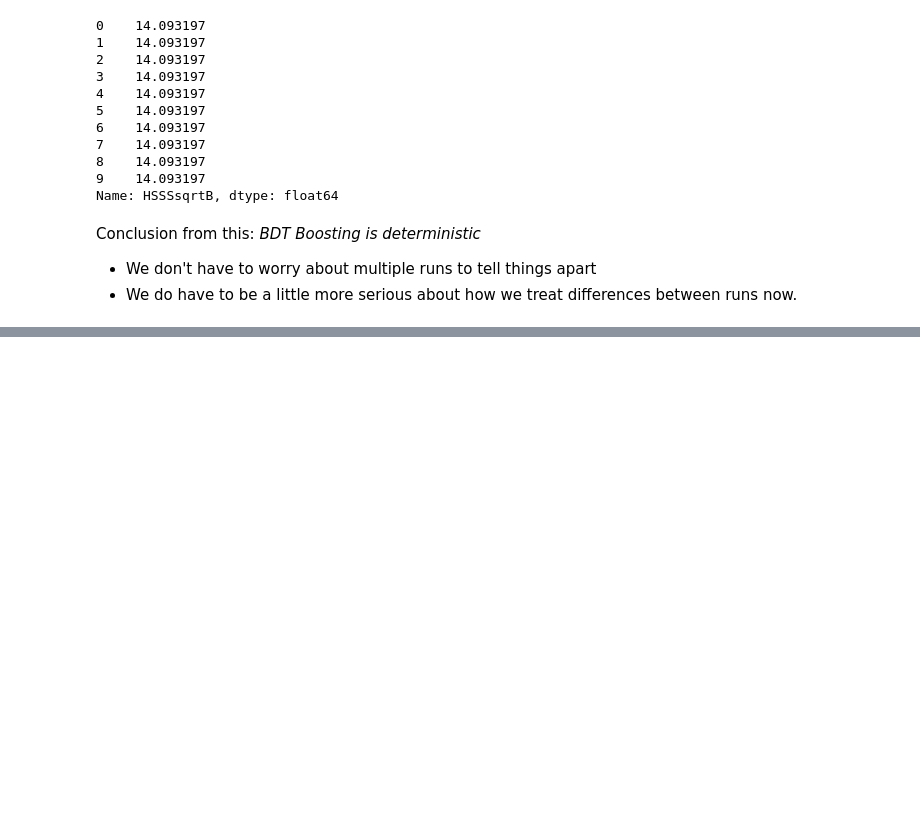
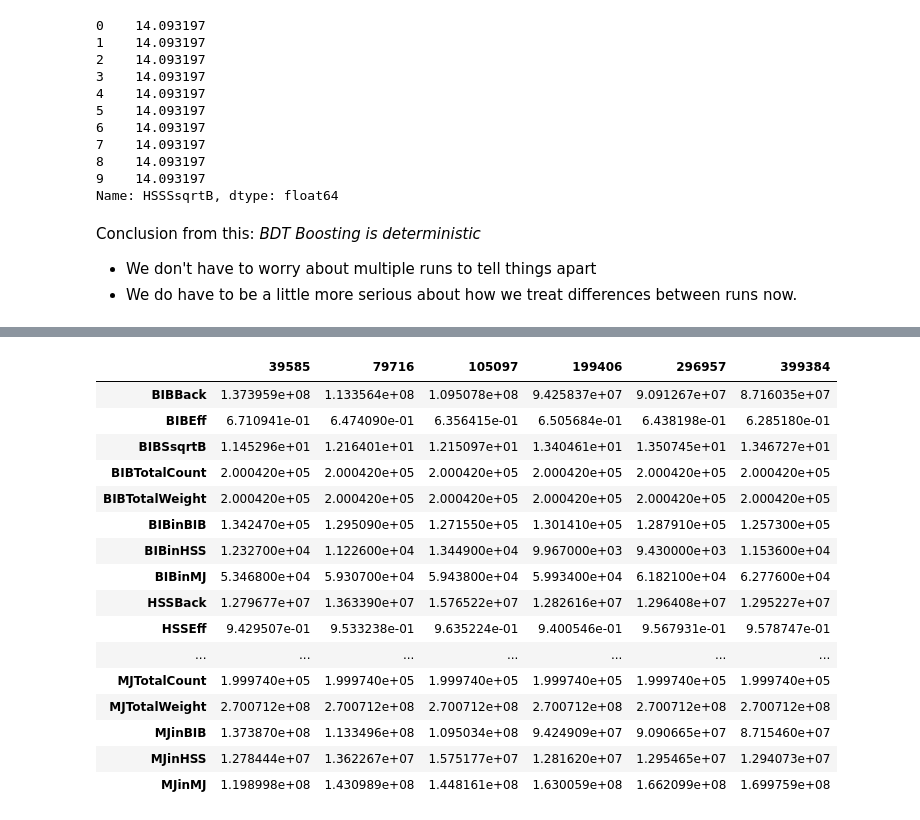
Before and after one commit to gordonwatts/JetCutStudies, a Jupyter notebook: notebooks/How Many Events Do We Need.ipynb, the cells around one changed output, grey strips where cells are left out. Cells and saved outputs as stored; diff of their text form; code cells hidden in the pictures; blank space fills up the shorter version.

```diff
--- a/notebooks/How Many Events Do We Need.ipynb
+++ b/notebooks/How Many Events Do We Need.ipynb
@@ -129,0 +138,28 @@ Conclusion from this: *BDT Boosting is deterministic*
+# %%
+def run_trends (events, fraction_list):
+    '''Run the same training, and split events each time
+
+    Args
+        events - (bib, mj, sig), all events (will be split as usual into test and train)
+        fraction_list - a list of floating (0.0-1.0) of the number of events we want to look at
+
+    Results
+        dict - dict of dicts. Indexed by # of training events for signal, and the dict is the usual
+                output of calc_performance.
+
+    '''
+
+    result = {}
+    train_all, test_all = get_fraction_of_events(events, 1.0)
+
+    for f in fraction_list:
+        train, test = get_fraction_of_events(events, f)
+
+        # Prep the events for running
+        all_events, all_events_class, training_weight, evaluation_weight = prep_samples(train[0], train[1], train[2])
+
+        # Build a list of the results
+        r = calc_performance(default_training(all_events, training_weight, all_events_class), test_all)
+        result[len(all_events[all_events_class.Class == 2].index)] = r
+
+    return result
@@ -129,0 +171,21 @@ Conclusion from this: *BDT Boosting is deterministic*
+# %%
+rdf = pd.DataFrame(r)
+rdf
+# %% [output]
+|  | 39585 | 79716 | 105097 | 199406 | 296957 | 399384 |
+| BIBBack | 1.373959e+08 | 1.133564e+08 | 1.095078e+08 | 9.425837e+07 | 9.091267e+07 | 8.716035e+07 |
+| BIBEff | 6.710941e-01 | 6.474090e-01 | 6.356415e-01 | 6.505684e-01 | 6.438198e-01 | 6.285180e-01 |
+| BIBSsqrtB | 1.145296e+01 | 1.216401e+01 | 1.215097e+01 | 1.340461e+01 | 1.350745e+01 | 1.346727e+01 |
+| BIBTotalCount | 2.000420e+05 | 2.000420e+05 | 2.000420e+05 | 2.000420e+05 | 2.000420e+05 | 2.000420e+05 |
+| BIBTotalWeight | 2.000420e+05 | 2.000420e+05 | 2.000420e+05 | 2.000420e+05 | 2.000420e+05 | 2.000420e+05 |
+| BIBinBIB | 1.342470e+05 | 1.295090e+05 | 1.271550e+05 | 1.301410e+05 | 1.287910e+05 | 1.257300e+05 |
+| BIBinHSS | 1.232700e+04 | 1.122600e+04 | 1.344900e+04 | 9.967000e+03 | 9.430000e+03 | 1.153600e+04 |
+| BIBinMJ | 5.346800e+04 | 5.930700e+04 | 5.943800e+04 | 5.993400e+04 | 6.182100e+04 | 6.277600e+04 |
+| HSSBack | 1.279677e+07 | 1.363390e+07 | 1.576522e+07 | 1.282616e+07 | 1.296408e+07 | 1.295227e+07 |
+| HSSEff | 9.429507e-01 | 9.533238e-01 | 9.635224e-01 | 9.400546e-01 | 9.567931e-01 | 9.578747e-01 |
+| ... | ... | ... | ... | ... | ... | ... |
+| MJTotalCount | 1.999740e+05 | 1.999740e+05 | 1.999740e+05 | 1.999740e+05 | 1.999740e+05 | 1.999740e+05 |
+| MJTotalWeight | 2.700712e+08 | 2.700712e+08 | 2.700712e+08 | 2.700712e+08 | 2.700712e+08 | 2.700712e+08 |
+| MJinBIB | 1.373870e+08 | 1.133496e+08 | 1.095034e+08 | 9.424909e+07 | 9.090665e+07 | 8.715460e+07 |
+| MJinHSS | 1.278444e+07 | 1.362267e+07 | 1.575177e+07 | 1.281620e+07 | 1.295465e+07 | 1.294073e+07 |
+| MJinMJ | 1.198998e+08 | 1.430989e+08 | 1.448161e+08 | 1.630059e+08 | 1.662099e+08 | 1.699759e+08 |
```
Also changed, not shown: parts of 6 cells of this notebook.
